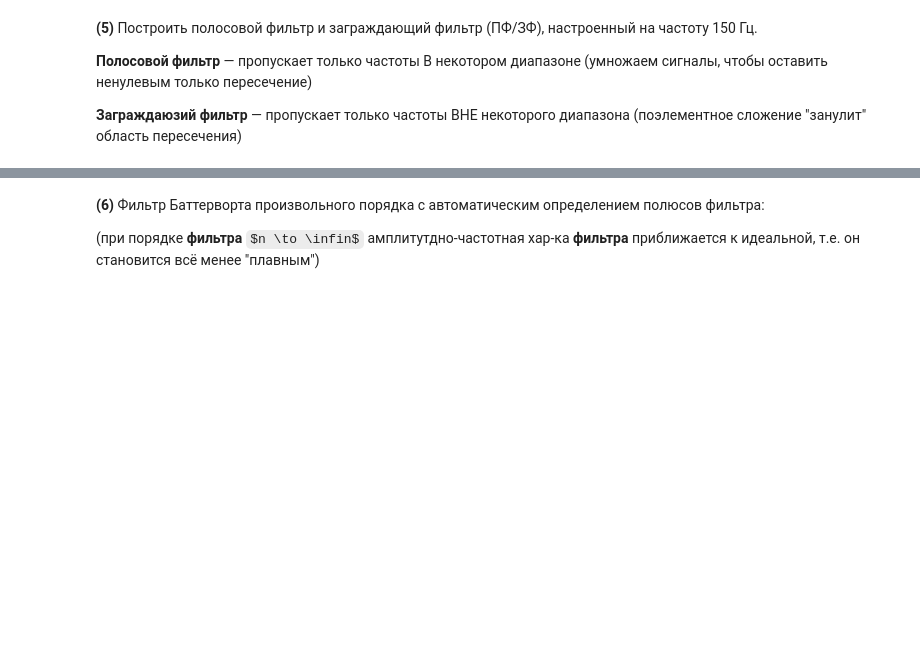
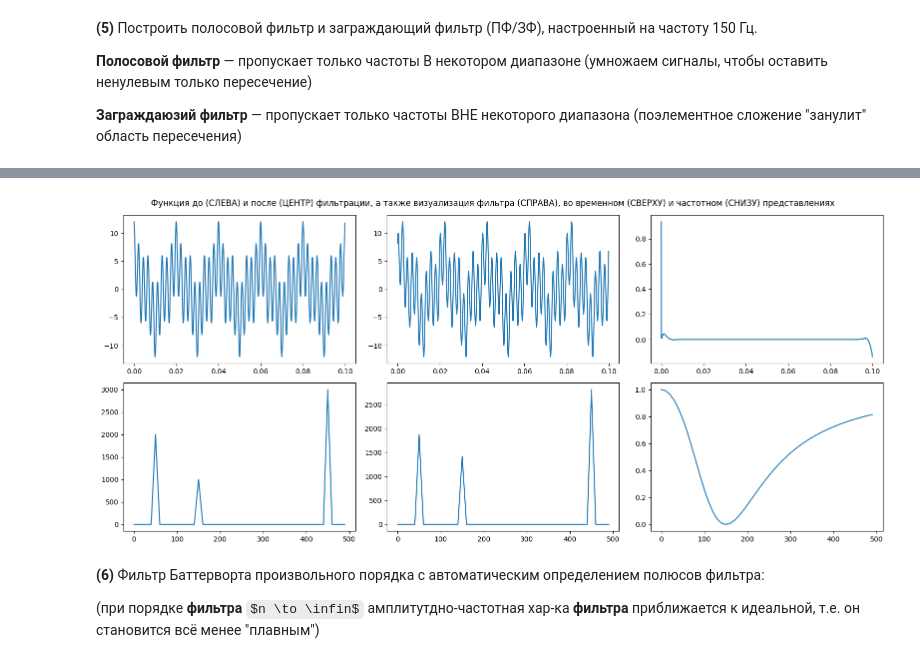
Before and after one commit to bakafox/digsigproc, a Jupyter notebook: Lab3/filters.ipynb, the cells around one changed output, grey strips where cells are left out. Saved outputs shown, nothing was run; the diff lists cells and outputs as text; code cells hidden in the pictures; some formulas as TeX source; blank space fills up the shorter version.

```diff
--- a/Lab3/filters.ipynb
+++ b/Lab3/filters.ipynb
@@ -208,3 +165,7 @@ plt.show()
+# %%
+compare_original_filtered(cos_time, cos_frequencies, cos_total1, bandstop, 150, 10)
+# %% [output]
+[figure, added]
 # %% [markdown]
 **(6)** Фильтр Баттерворта произвольного порядка с автоматическим определением полюсов фильтра:
 
```
Also changed, not shown: parts of 23 cells of this notebook.
